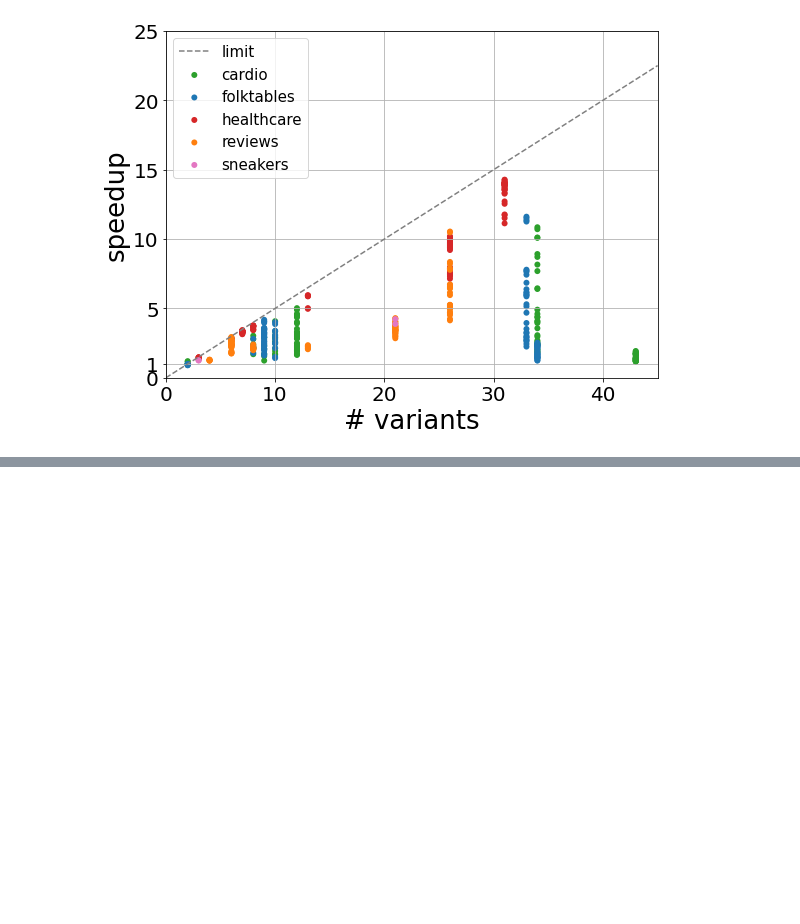
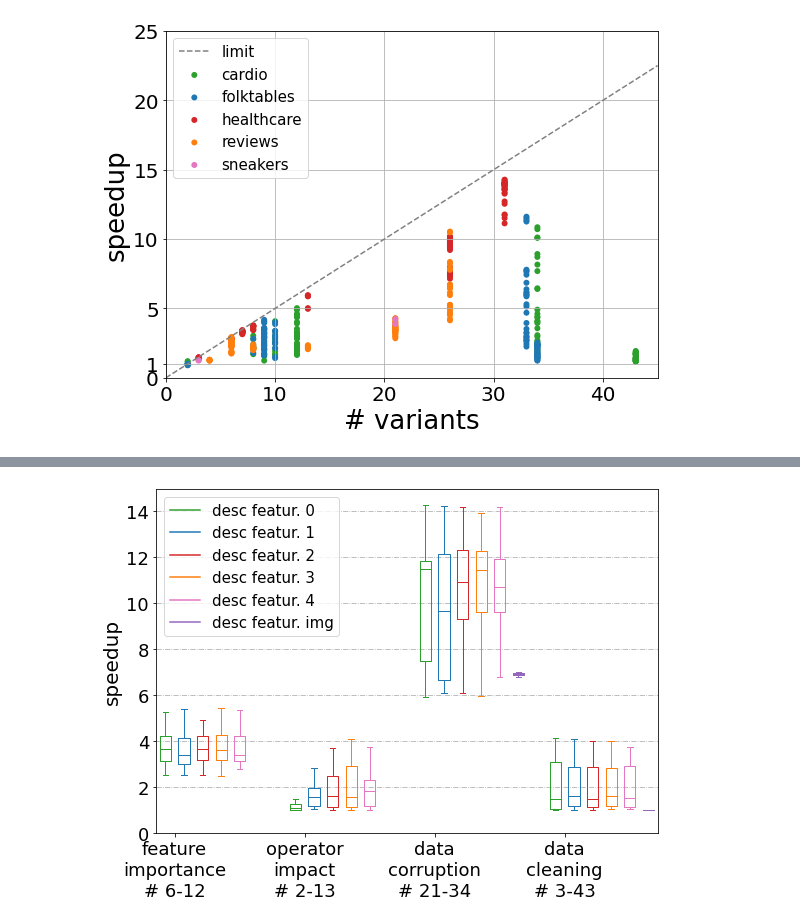
Before and after one commit to stefan-grafberger/mlwhatif, a Jupyter notebook: experiments/end_to_end/plot-benchmark-results--end-to-end.ipynb, the cells around one changed output, grey strips where cells are left out. Cells and saved outputs as stored; diff of their text form; code cells hidden in the pictures; blank space fills up the shorter version.

```diff
--- a/experiments/end_to_end/plot-benchmark-results--end-to-end.ipynb
+++ b/experiments/end_to_end/plot-benchmark-results--end-to-end.ipynb
@@ -239,0 +309,25 @@ speedup_scatter_plot(pretty_featurization_desc, 'speedups_per_dataset_excluding_
+# %%
+scenario_names = {
+    'feature_importance': 'feature\nimportance',
+    'operator_impact': 'operator\nimpact',
+    'data_cleaning': 'data\ncleaning',
+    'data_corruption': 'data\ncorruption',
+}
+for scenario_key, scenario_value in list(scenario_names.items()):
+    min_variants = min(median_results[median_results['scenario'] == scenario_key]['variant_count_including_orig'])
+    max_variants = max(median_results[median_results['scenario'] == scenario_key]['variant_count_including_orig'])
+    scenario_names[scenario_key] = scenario_value + f"\n# {min_variants}-{max_variants}"
+featurization_map = {
+    'featurization_0': 'desc featur. 0',
+    'featurization_1': 'desc featur. 1',
+    'featurization_2': 'desc featur. 2',
+    'featurization_3': 'desc featur. 3',
+    'featurization_4': 'desc featur. 4',
+    'image': 'desc featur. img'
+}
+pretty_scenario_names = median_results.copy(deep=True)
+pretty_scenario_names['scenario'] = pretty_scenario_names['scenario'].map(scenario_names)
+pretty_scenario_names['featurization'] = pretty_scenario_names['featurization'].map(featurization_map)
+speedup_box_plot(pretty_scenario_names, 'speedup_per_scenario_per_featurization_without_outliers', False, 'scenario', 'featurization', 'median_speedup')
+# %% [output]
+[figure, added]
```
Also changed, not shown: parts of 3 cells of this notebook, 3 other files.
